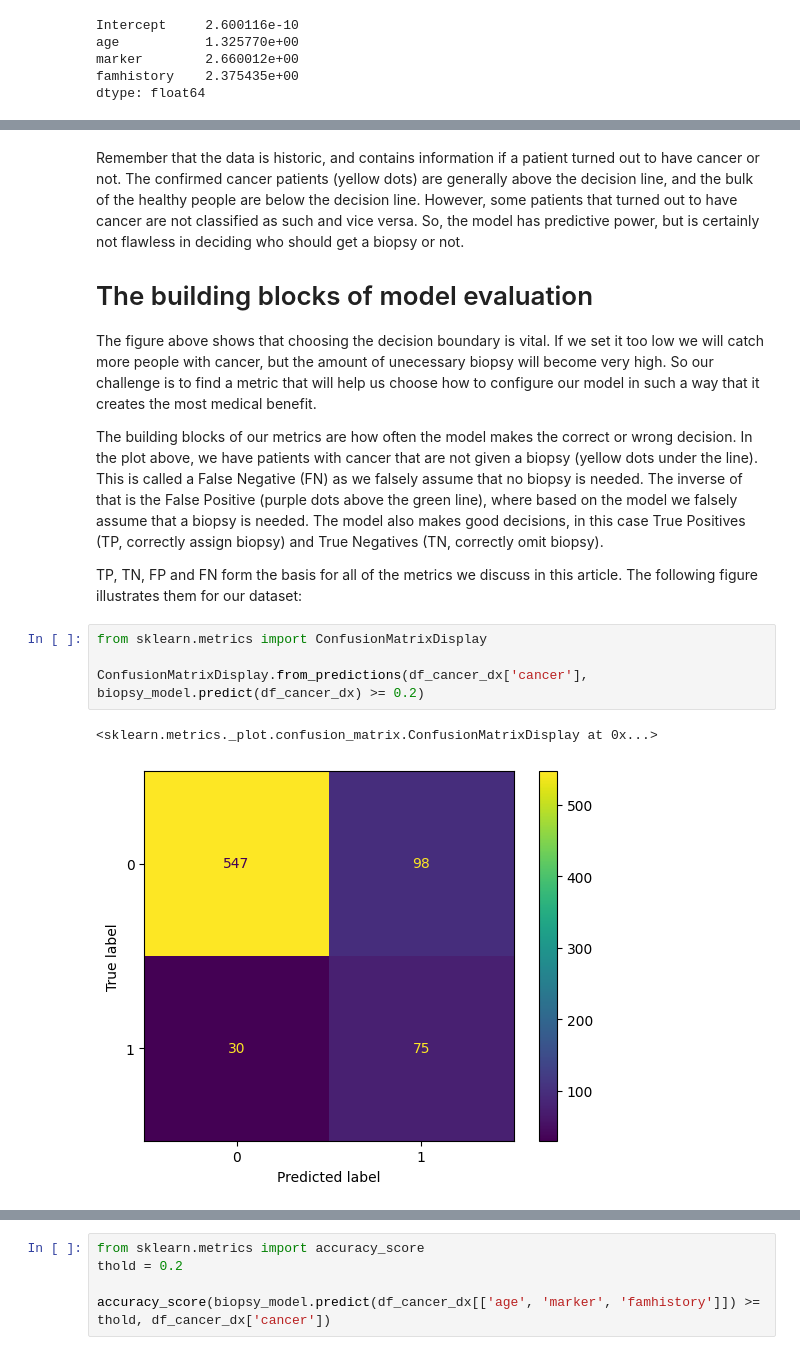
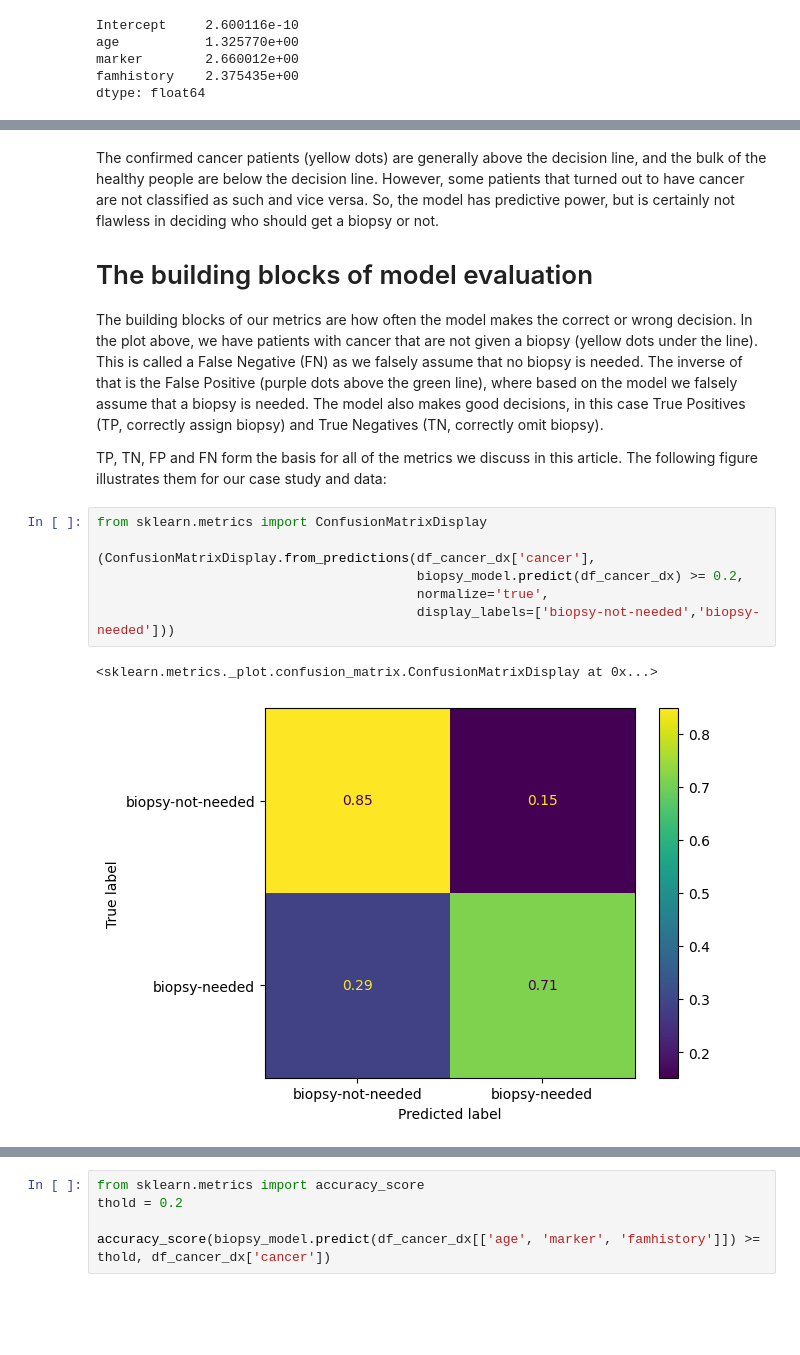
Before and after one commit to ictinnovaties-zorg/dca_blogpost, a Jupyter notebook: dca_blogpost.ipynb, the cells around one changed output, grey strips where cells are left out. Cells and saved outputs as stored; diff of their text form; blank space fills up the shorter version.

```diff
--- a/dca_blogpost.ipynb
+++ b/dca_blogpost.ipynb
@@ -99,18 +101,19 @@ ax.axline((marker_range[0], age_pred[0]), (marker_range[1], age_pred[1]), color=
 <matplotlib.lines._AxLine at 0x...>
 [figure]
 # %% [markdown]
-Remember that the data is historic, and contains information if a patient turned out to have cancer or not. The confirmed cancer patients (yellow dots) are generally above the decision line, and the bulk of the healthy people are below the decision line. However, some patients that turned out to have cancer are not classified as such and vice versa. So, the model has predictive power, but is certainly not flawless in deciding who should get a biopsy or not.
+The confirmed cancer patients (yellow dots) are generally above the decision line, and the bulk of the healthy people are below the decision line. However, some patients that turned out to have cancer are not classified as such and vice versa. So, the model has predictive power, but is certainly not flawless in deciding who should get a biopsy or not.
 
 # The building blocks of model evaluation
-The figure above shows that choosing the decision boundary is vital. If we set it too low we will catch more people with cancer, but the amount of unecessary biopsy will become very high. So our challenge is to find a metric that will help us choose how to configure our model in such a way that it creates the most medical benefit.
-
 The building blocks of our metrics are how often the model makes the correct or wrong decision. In the plot above, we have patients with cancer that are not given a biopsy (yellow dots under the line). This is called a False Negative (FN) as we falsely assume that no biopsy is needed. The inverse of that is the False Positive (purple dots above the green line), where based on the model we falsely assume that a biopsy is needed. The model also makes good decisions, in this case True Positives (TP, correctly assign biopsy) and True Negatives (TN, correctly omit biopsy).
 
-TP, TN, FP and FN form the basis for all of the metrics we discuss in this article. The following figure illustrates them for our dataset:
+TP, TN, FP and FN form the basis for all of the metrics we discuss in this article. The following figure illustrates them for our case study and data:
 # %%
 from sklearn.metrics import ConfusionMatrixDisplay
 
-ConfusionMatrixDisplay.from_predictions(df_cancer_dx['cancer'], biopsy_model.predict(df_cancer_dx) >= 0.2)
+(ConfusionMatrixDisplay.from_predictions(df_cancer_dx['cancer'],
+                                         biopsy_model.predict(df_cancer_dx) >= 0.2,
+                                         normalize='true',
+                                         display_labels=['biopsy-not-needed','biopsy-needed']))
 # %% [output]
 <sklearn.metrics._plot.confusion_matrix.ConfusionMatrixDisplay at 0x...>
-[figure, old version]
+[figure, new version]
```
Also changed, not shown: parts of 20 cells of this notebook.
